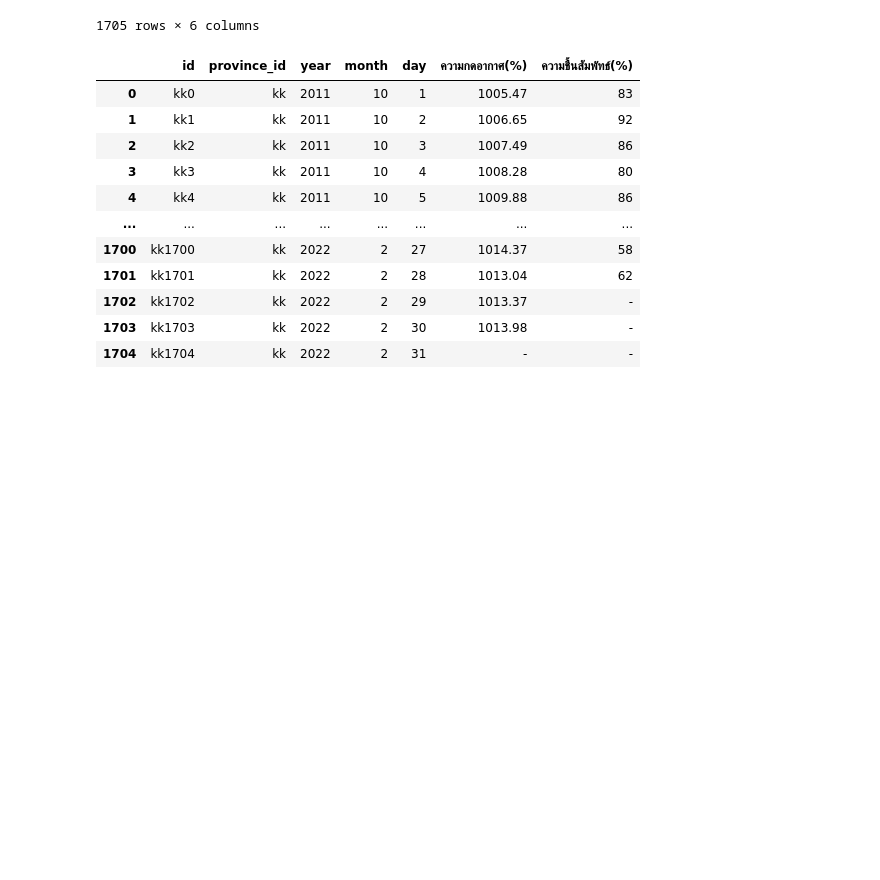
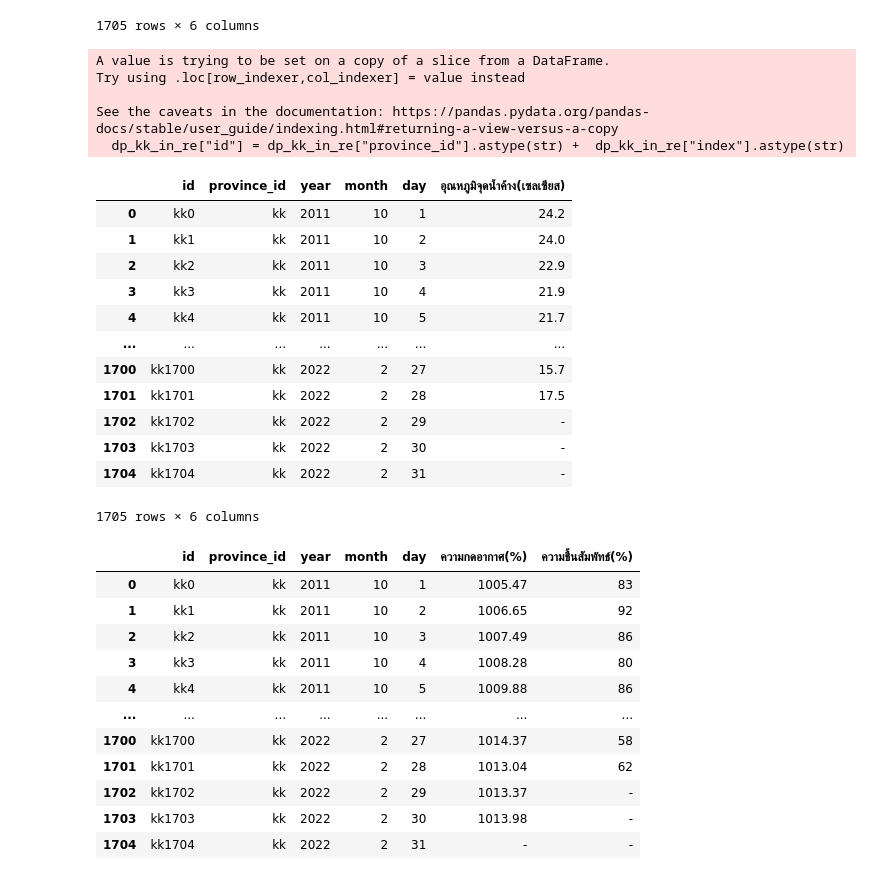
Before and after one commit to Tonry12/data_science_bootcamp_8_tonnaw, a Jupyter notebook: gistic.ipynb, the cells around one changed output. Drawn from its saved outputs; the diff is of its cells as text; code cells hidden in the pictures; blank space fills up the shorter version.

```diff
--- a/gistic.ipynb
+++ b/gistic.ipynb
@@ -23,6 +23,7 @@ press_kk = pd.read_excel('/content/drive/MyDrive/DPDM2023/อุตุ/ควา
 Humidity_kk = pd.read_excel('/content/drive/MyDrive/DPDM2023/อุตุ/ความชื้นสัมพัทธ์(เปอร์เซ็นต์)/จ.ขอนแก่น.xlsx', skiprows=[0,1,2,3]) #ความชื้นสัมพัทธ์
 ws_kk =  pd.read_excel('/content/drive/MyDrive/DPDM2023/อุตุ/ความเร็วลม(นอต)/จ.ขอนแก่น.xlsx', skiprows=[0,1,2,3]) #ความเร็วลม
 cd_kk =  pd.read_excel('/content/drive/MyDrive/DPDM2023/อุตุ/จำนวนเมฆ(10ส่วน)/จ.ขอนแก่น.xlsx', skiprows=[0,1,2,3]) #จำนวนเมฆ
+dp_kk =  pd.read_excel('/content/drive/MyDrive/DPDM2023/อุตุ/อุณหภูมิจุดน้ำค้าง(เซลเซียส)/จ.ขอนแก่น.xlsx', skiprows=[0,1,2,3]) #อุณหภูมิจุดน้ำค้าง
 # %%
 press_kk.rename(columns={'Unnamed: 0' : 'id'},inplace=True)
 press_kk.rename(columns={'Unnamed: 1' : 'สถานี'},inplace=True)
@@ -336,3 +339,50 @@ See the caveats in the documentation: https://pandas.pydata.org/pandas-docs/stab
+# %%
+dp_kk.rename(columns={'Unnamed: 0' : 'id'},inplace=True)
+dp_kk.rename(columns={'Unnamed: 1' : 'สถานี'},inplace=True)
+dp_kk.rename(columns={'Unnamed: 2' : 'เดือน-ปี'},inplace=True)
+
+
+dp_kk['year'] = dp_kk['เดือน-ปี'].dt.year
+dp_kk['month'] = dp_kk['เดือน-ปี'].dt.month
+dp_kk = dp_kk.drop(['เดือน-ปี','Unnamed: 34'], axis =1)
+
+
+dp_kk_melt = dp_kk.set_index(['สถานี','id','year','month']).stack().reset_index()
+dp_kk_melt.rename(columns={'level_4' : 'day'},inplace=True)
+dp_kk_melt.rename(columns={0 : 'อุณหภูมิจุดน้ำค้าง(เซลเซียส)'},inplace=True)
+
+
+dp_kk_melt['province_id'] = len(dp_kk_melt)*['kk']
+
+
+dp_kk_in = dp_kk_melt[['province_id','year','month','day','อุณหภูมิจุดน้ำค้าง(เซลเซียส)']].reset_index()
+dp_kk_in_re = dp_kk_in[['province_id','index','year','month','day','อุณหภูมิจุดน้ำค้าง(เซลเซียส)']]
+
+
+dp_kk_in_re["id"] = dp_kk_in_re["province_id"].astype(str) +  dp_kk_in_re["index"].astype(str)
+
+
+dp_kk_fin = dp_kk_in_re[['id','province_id','year','month','day','อุณหภูมิจุดน้ำค้าง(เซลเซียส)']]
+dp_kk_fin
+# %% [output]
+A value is trying to be set on a copy of a slice from a DataFrame.
+Try using .loc[row_indexer,col_indexer] = value instead
+
+See the caveats in the documentation: https://pandas.pydata.org/pandas-docs/stable/user_guide/indexing.html#returning-a-view-versus-a-copy
+  dp_kk_in_re["id"] = dp_kk_in_re["province_id"].astype(str) +  dp_kk_in_re["index"].astype(str)
+|  | id | province_id | year | month | day | อุณหภูมิจุดน้ำค้าง(เซลเซียส) |
+| 0 | kk0 | kk | 2011 | 10 | 1 | 24.2 |
+| 1 | kk1 | kk | 2011 | 10 | 2 | 24.0 |
+| 2 | kk2 | kk | 2011 | 10 | 3 | 22.9 |
+| 3 | kk3 | kk | 2011 | 10 | 4 | 21.9 |
+| 4 | kk4 | kk | 2011 | 10 | 5 | 21.7 |
+| ... | ... | ... | ... | ... | ... | ... |
+| 1700 | kk1700 | kk | 2022 | 2 | 27 | 15.7 |
+| 1701 | kk1701 | kk | 2022 | 2 | 28 | 17.5 |
+| 1702 | kk1702 | kk | 2022 | 2 | 29 | - |
+| 1703 | kk1703 | kk | 2022 | 2 | 30 | - |
+| 1704 | kk1704 | kk | 2022 | 2 | 31 | - |
+1705 rows × 6 columns
 # %%
 df=pd.merge(press_kk_fin[['id','province_id','year','month','day','ความกดอากาศ(%)']],
             Humidity_kk_fin[['id','ความชื้นสัมพัทธ์(%)']],
```
Also changed, not shown: parts of 1 cell of this notebook.
